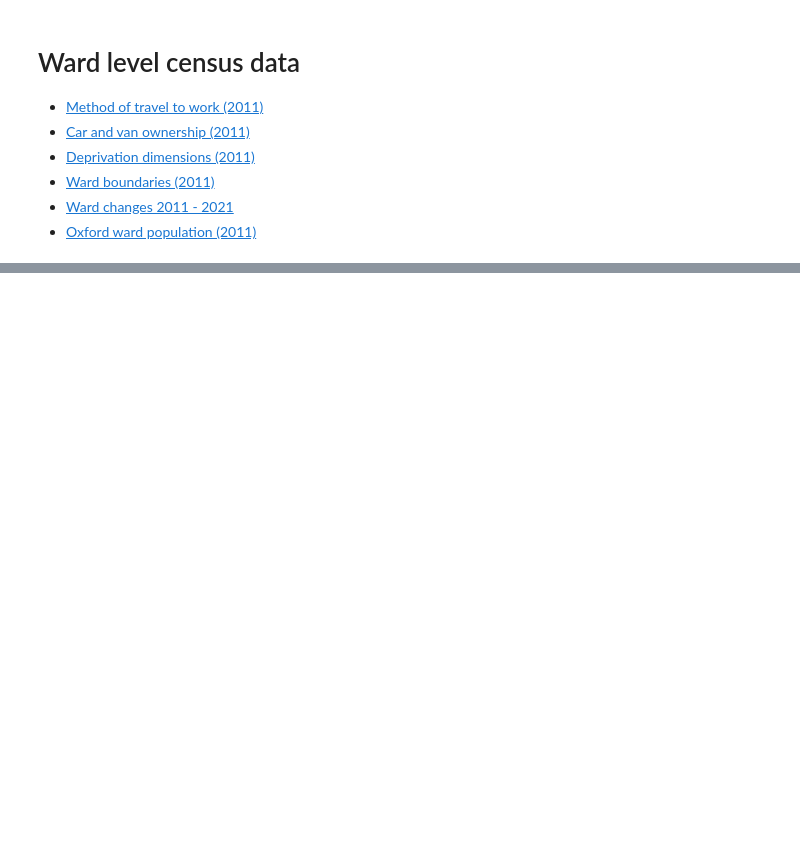
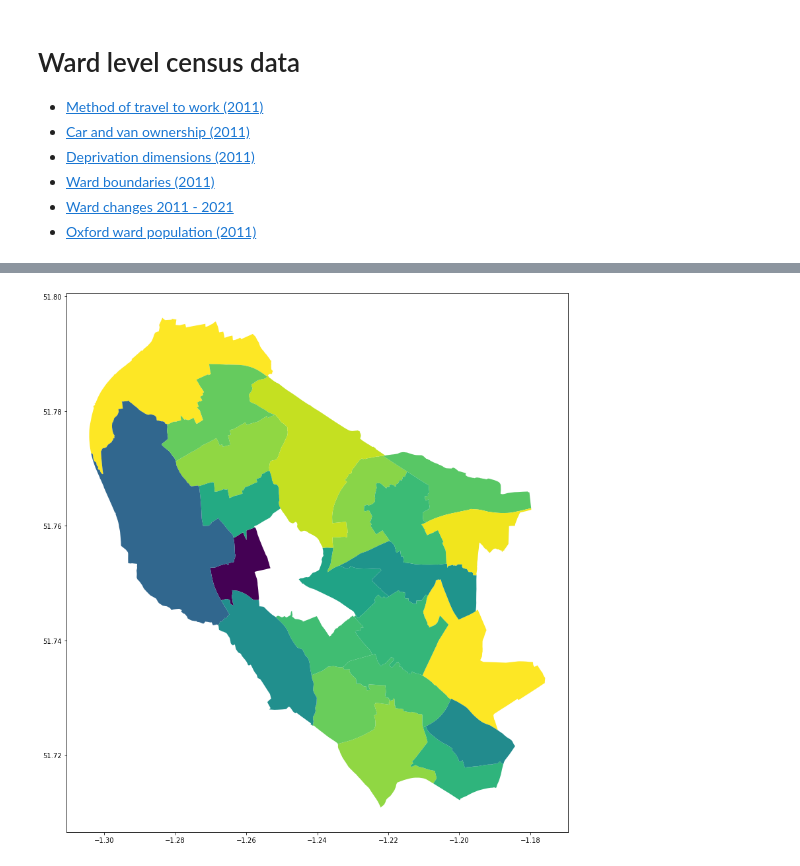
Before and after one commit to annarailton/transport-analysis, a Jupyter notebook: census_ward_level_data/census_ward_level_data.ipynb, the cells around one changed output, grey strips where cells are left out. Saved outputs shown, nothing was run; the diff lists cells and outputs as text; code cells hidden in the pictures; blank space fills up the shorter version.

```diff
--- a/census_ward_level_data/census_ward_level_data.ipynb
+++ b/census_ward_level_data/census_ward_level_data.ipynb
@@ -100,0 +195,7 @@ ward_data_geojson[0]['features'][0]['geometry']
+# %%
+def average_cars_per_household(num_households, num_households_zero, num_households_one, num_households_two, num_households_three, num_households_four):
+    return (0 * int(num_households_zero) + 1 * int(num_households_one) + 2 * int(num_households_two) + 3 * int(num_households_three) + 4 * int(num_households_four)) / int(num_households)
+# %%
+cols = df_car_ownership.columns
+df_car_ownership['average_cars_per_household'] = df_car_ownership.apply(lambda x: average_cars_per_household(
+    x[cols[4]], x[cols[5]], x[cols[6]], x[cols[7]], x[cols[8]], x[cols[9]]), axis=1)
@@ -100,0 +208,6 @@ ward_data_geojson[0]['features'][0]['geometry']
+# %%
+# Add this column to df_ward_geo
+df_ward_geo = df_ward_geo.merge(df_car_ownership[['geography code', 'average_cars_per_household']], left_on='geo_code', right_on='geography code')
+# %%
+# Drop the two geography code columns
+df_ward_geo = df_ward_geo.drop(columns=['geography code_x', 'geography code_y'])
@@ -100,0 +223,6 @@ ward_data_geojson[0]['features'][0]['geometry']
+# %%
+f, ax = plt.subplots(1, figsize=(15, 15))
+ax = df_ward_geo.plot(column='average_cars_per_household' ,ax=ax)
+plt.show()
+# %% [output]
+[figure, added]
```
Also changed, not shown: parts of 36 cells of this notebook.
